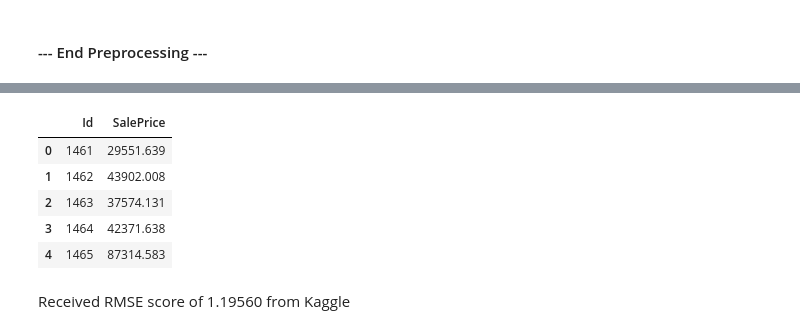
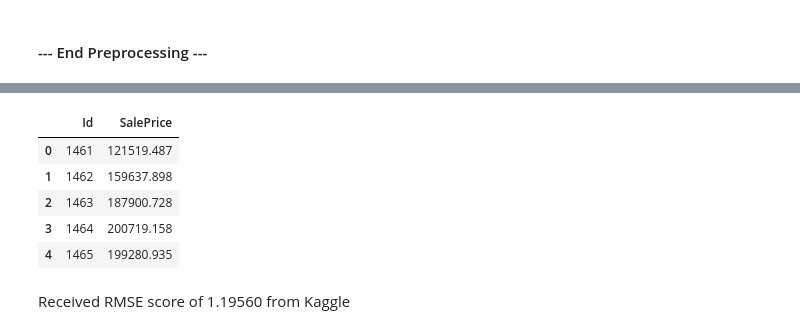
Before and after one commit to mxviteri/bds_hm1, a Jupyter notebook: hw3/HW3.ipynb, the cells around one changed output, grey strips where cells are left out. Saved outputs shown, nothing was run; the diff lists cells and outputs as text; code cells hidden in the pictures.

```diff
--- a/hw3/HW3.ipynb
+++ b/hw3/HW3.ipynb
@@ -288,25 +286,17 @@ display(testdum.head())
 # %%
-traindum = traindum.dropna()
-features = traindum.drop('SalePrice', axis=1)
-target = traindum['SalePrice']
+clf = Ridge(alpha=0.1)
+clf.fit(X_train, y)
 
-clf = Ridge(alpha=0.1)
-clf.fit(features, target)
-
-# visualizing
-plt.scatter(features['Id'], target)
-plt.plot(features['Id'], clf.predict(features), color='k')
+plt.scatter(X_train.index, y)
+plt.plot(X_train.index, clf.predict(X_train), color='k')
 
 # testing fit ON TRAINING DATA - first line
 # price after get_dummies
-dp = target.iloc[0]
+print(y[0])
 # feature prediction (should be close to above)
-pred = clf.predict([features.iloc[0]])
+pred = clf.predict([X_train.iloc[0]])
+print(pred)
 # expm1 - original sale price - before get dummies
-ex = np.expm1(target.iloc[0])
-
-print(dp)
-print(pred)
-print(ex)
+print(np.expm1(pred))
 # %% [output]
 12.24769911637256
@@ -316,30 +306,18 @@ print(ex)
 # %%
-# handle missing testdummies columns
-# some columns may be missing due to the
-# absence of certain categorial data
-# we've filled those columns with 0
-def add_missing_columns(d, columns):
-    missing_cols = set(columns) - set(d.columns)
-    for c in missing_cols:
-        d[c] = 0
-
-testdum = testdum.fillna(testdum.mean())
-add_missing_columns(testdum, features.columns)
-
-testids = testdum['Id']
-ypred = clf.predict(testdum)
+testids = test['Id']
+ypred = clf.predict(X_test)
 prices = np.expm1(ypred)
 
 results_df = pd.DataFrame({ 'Id': testids, 'SalePrice': np.round(prices, 3) })
 display(results_df.head())
 
 results_df.to_csv('./house-prices/submission.csv', header=['Id', 'SalePrice'], index=False)
 # %% [output]
 |  | Id | SalePrice |
-| 0 | 1461 | 29551.639 |
-| 1 | 1462 | 43902.008 |
-| 2 | 1463 | 37574.131 |
-| 3 | 1464 | 42371.638 |
-| 4 | 1465 | 87314.583 |
+| 0 | 1461 | 121519.487 |
+| 1 | 1462 | 159637.898 |
+| 2 | 1463 | 187900.728 |
+| 3 | 1464 | 200719.158 |
+| 4 | 1465 | 199280.935 |
 # %% [markdown]
 Received RMSE score of 1.19560 from Kaggle
```
Also changed, not shown: parts of 9 cells of this notebook, 2 other files.
